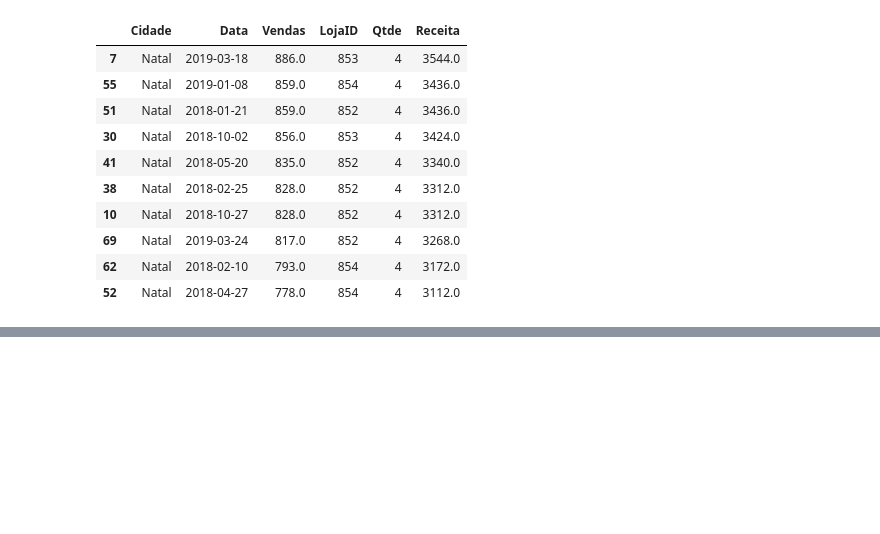
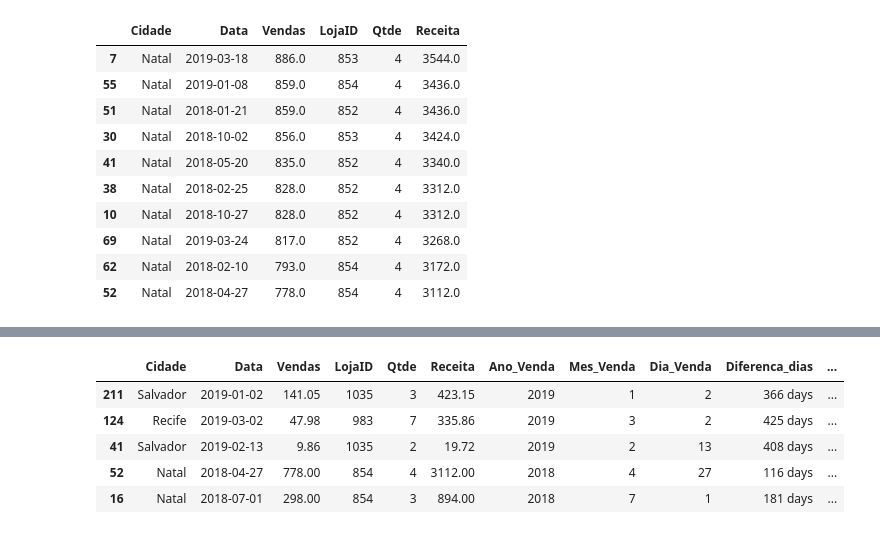
Before and after one commit to luisriego/An-lise-de-dados-com-Python-e-Pandas, a Jupyter notebook: excel_init.ipynb, the cells around one changed output, grey strips where cells are left out. Drawn from its saved outputs; the diff is of its cells as text; code cells hidden in the pictures; blank space fills up the shorter version.

```diff
--- a/excel_init.ipynb
+++ b/excel_init.ipynb
@@ -131,0 +152,3 @@ df.sort_values("Receita",ascending=False).head(10)
+# %%
+# Converter data em formato int64 a datetime
+df["Data"] = pd.to_datetime(df["Data"])
@@ -131,0 +217,9 @@ df.sort_values("Receita",ascending=False).head(10)
+# %%
+df.sample(5)
+# %% [output]
+|  | Cidade | Data | Vendas | LojaID | Qtde | Receita | Ano_Venda | Mes_Venda | Dia_Venda | Diferenca_dias | ... |
+| 211 | Salvador | 2019-01-02 | 141.05 | 1035 | 3 | 423.15 | 2019 | 1 | 2 | 366 days | ... |
+| 124 | Recife | 2019-03-02 | 47.98 | 983 | 7 | 335.86 | 2019 | 3 | 2 | 425 days | ... |
+| 41 | Salvador | 2019-02-13 | 9.86 | 1035 | 2 | 19.72 | 2019 | 2 | 13 | 408 days | ... |
+| 52 | Natal | 2018-04-27 | 778.00 | 854 | 4 | 3112.00 | 2018 | 4 | 27 | 116 days | ... |
+| 16 | Natal | 2018-07-01 | 298.00 | 854 | 3 | 894.00 | 2018 | 7 | 1 | 181 days | ... |
```
Also changed, not shown: parts of 25 cells of this notebook.
